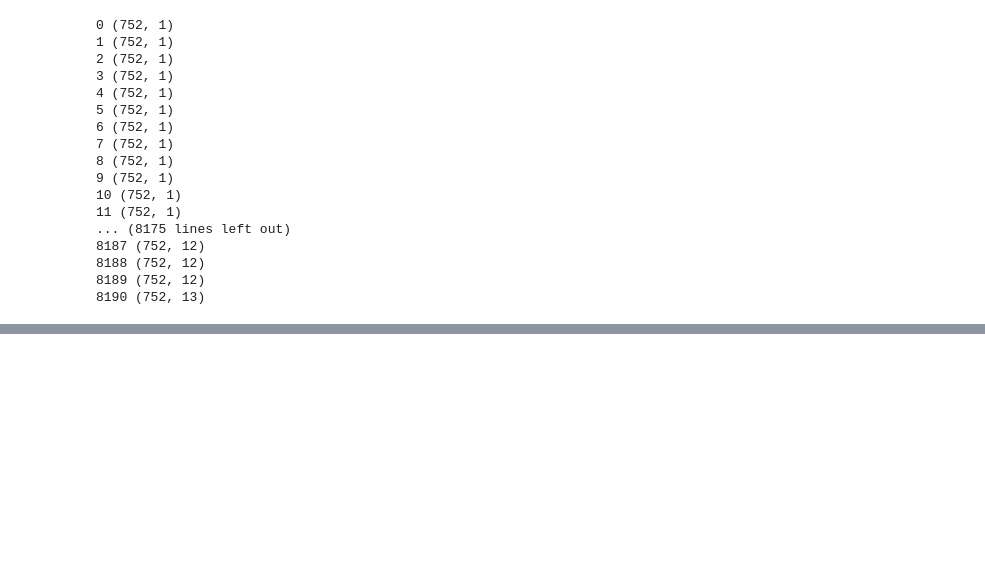
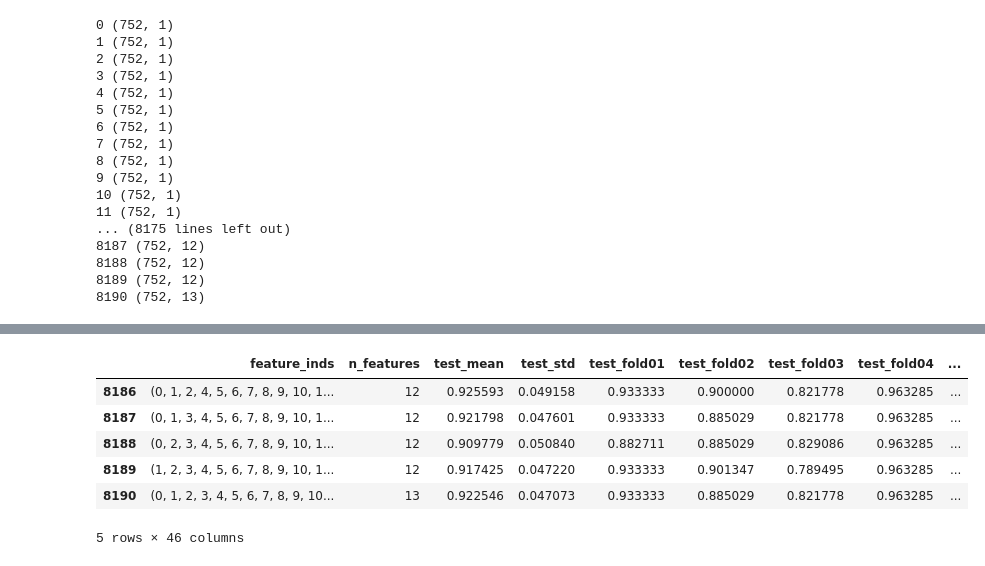
Before and after one commit to armstrong06/UT_event_classifier, a Jupyter notebook: notebooks/exhaustiveSelectionNB.ipynb, the cells around one changed output, grey strips where cells are left out. Cells and saved outputs as stored; diff of their text form; code cells hidden in the pictures; blank space fills up the shorter version.

```diff
--- a/notebooks/exhaustiveSelectionNB.ipynb
+++ b/notebooks/exhaustiveSelectionNB.ipynb
@@ -102 +124,11 @@ for i in np.arange(1, n_feats+1):
+# %%
+merge_df.tail()
+# %% [output]
+|  | feature_inds | n_features | test_mean | test_std | test_fold01 | test_fold02 | test_fold03 | test_fold04 | ... |
+| 8186 | (0, 1, 2, 4, 5, 6, 7, 8, 9, 10, 1... | 12 | 0.925593 | 0.049158 | 0.933333 | 0.900000 | 0.821778 | 0.963285 | ... |
+| 8187 | (0, 1, 3, 4, 5, 6, 7, 8, 9, 10, 1... | 12 | 0.921798 | 0.047601 | 0.933333 | 0.885029 | 0.821778 | 0.963285 | ... |
+| 8188 | (0, 2, 3, 4, 5, 6, 7, 8, 9, 10, 1... | 12 | 0.909779 | 0.050840 | 0.882711 | 0.885029 | 0.829086 | 0.963285 | ... |
+| 8189 | (1, 2, 3, 4, 5, 6, 7, 8, 9, 10, 1... | 12 | 0.917425 | 0.047220 | 0.933333 | 0.901347 | 0.789495 | 0.963285 | ... |
+| 8190 | (0, 1, 2, 3, 4, 5, 6, 7, 8, 9, 10... | 13 | 0.922546 | 0.047073 | 0.933333 | 0.885029 | 0.821778 | 0.963285 | ... |
+5 rows × 46 columns
 # %%
```
Also changed, not shown: parts of 9 cells of this notebook, 1 other file.
